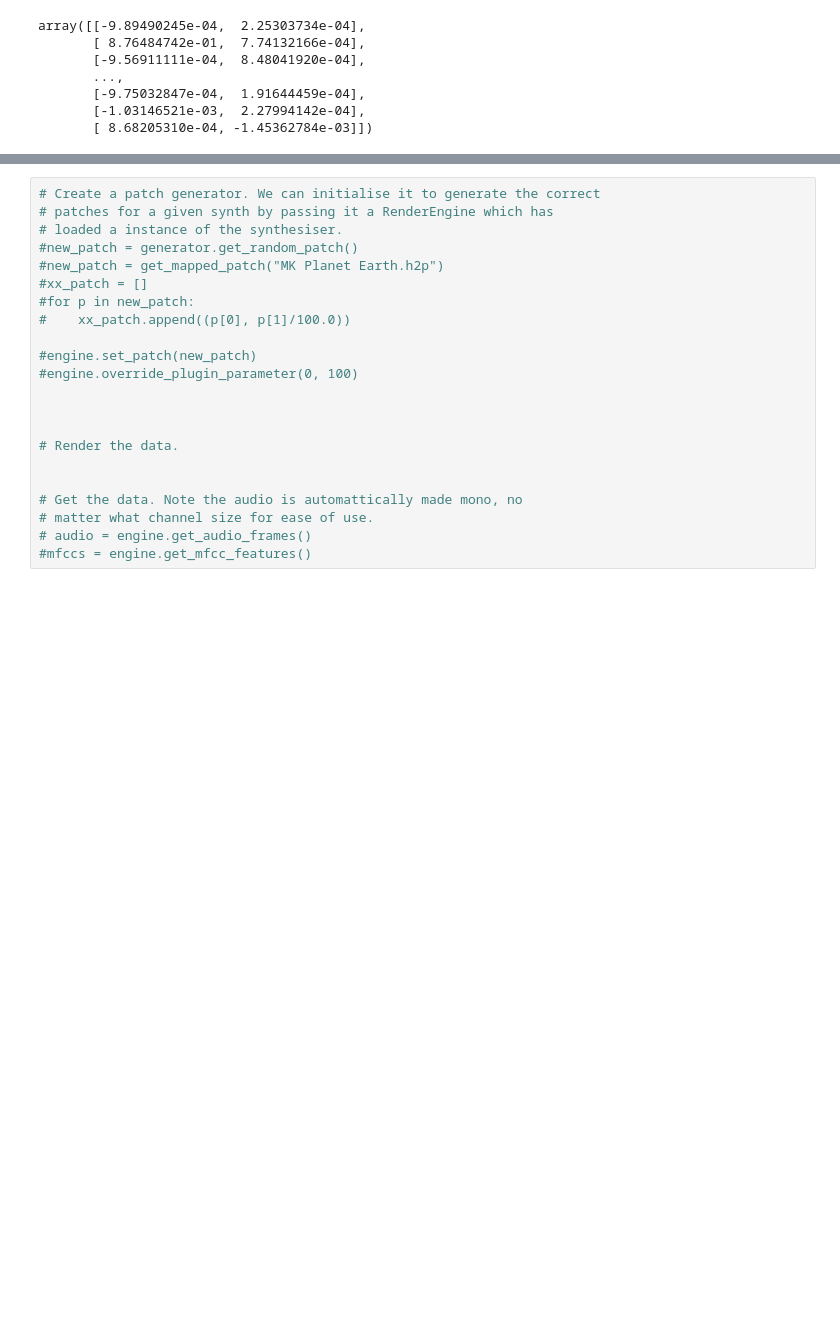
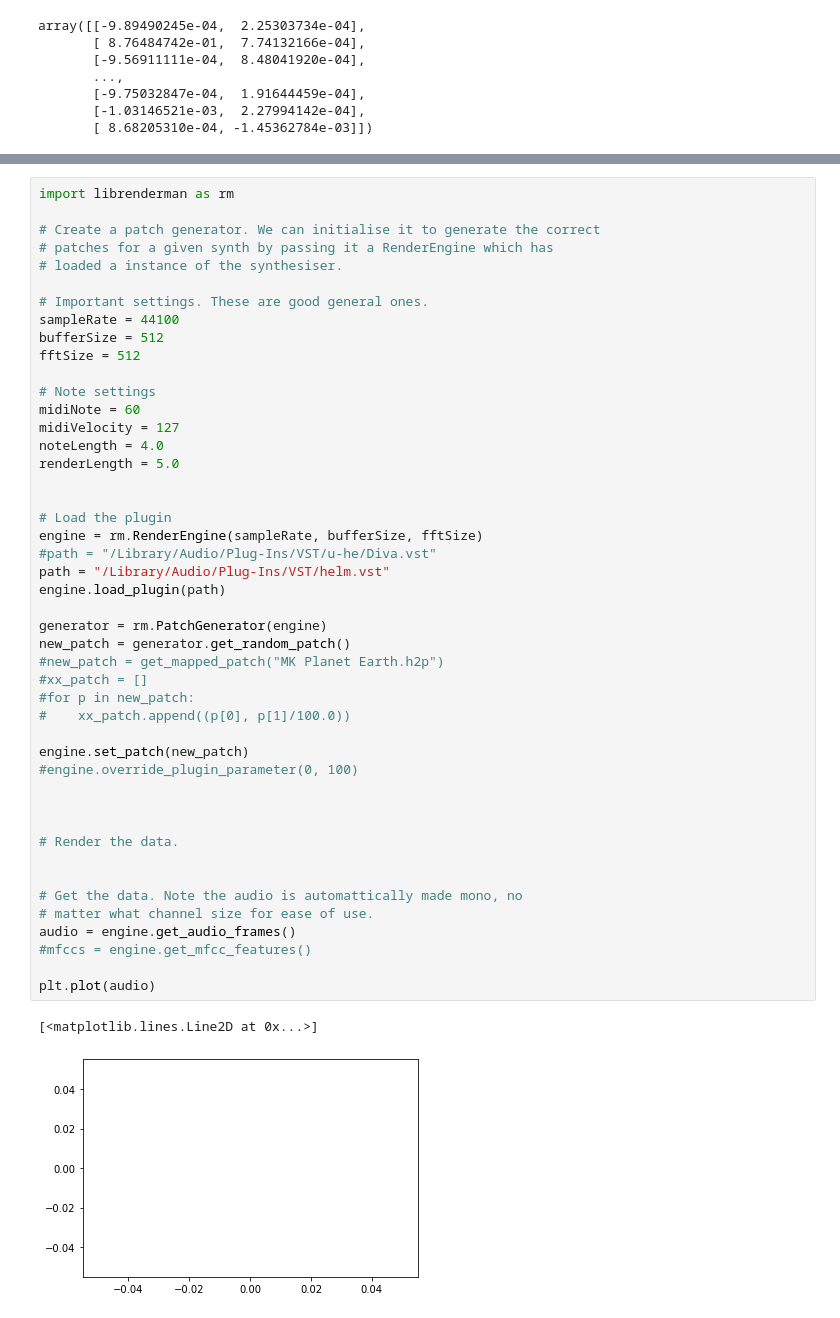
Before and after one commit to yilin-zhang/diva-dataset, a Jupyter notebook: batch.ipynb, the cells around one changed output, grey strips where cells are left out. Saved outputs shown, nothing was run; the diff lists cells and outputs as text; blank space fills up the shorter version.

```diff
--- a/batch.ipynb
+++ b/batch.ipynb
@@ -272,22 +255,49 @@ Audio(audio, rate=sampleRate)
 # %%
+import librenderman as rm
+
 # Create a patch generator. We can initialise it to generate the correct
 # patches for a given synth by passing it a RenderEngine which has
 # loaded a instance of the synthesiser.
-#new_patch = generator.get_random_patch()
+
+# Important settings. These are good general ones.
+sampleRate = 44100
+bufferSize = 512
+fftSize = 512
+
+# Note settings
+midiNote = 60
+midiVelocity = 127
+noteLength = 4.0
+renderLength = 5.0
+
+
+# Load the plugin
+engine = rm.RenderEngine(sampleRate, bufferSize, fftSize)
+#path = "/Library/Audio/Plug-Ins/VST/u-he/Diva.vst"
+path = "/Library/Audio/Plug-Ins/VST/helm.vst"
+engine.load_plugin(path)
+
+generator = rm.PatchGenerator(engine)
+new_patch = generator.get_random_patch()
 #new_patch = get_mapped_patch("MK Planet Earth.h2p")
 #xx_patch = []
 #for p in new_patch:
 #    xx_patch.append((p[0], p[1]/100.0))
 
-#engine.set_patch(new_patch)
+engine.set_patch(new_patch)
 #engine.override_plugin_parameter(0, 100)
 
 
 
 # Render the data.
 
 
 # Get the data. Note the audio is automattically made mono, no
 # matter what channel size for ease of use.
-# audio = engine.get_audio_frames()
+audio = engine.get_audio_frames()
 #mfccs = engine.get_mfcc_features()
+
+plt.plot(audio)
+# %% [output]
+[<matplotlib.lines.Line2D at 0x...>]
+[figure, added]
```
Also changed, not shown: parts of 4 cells of this notebook, 4 other files.
